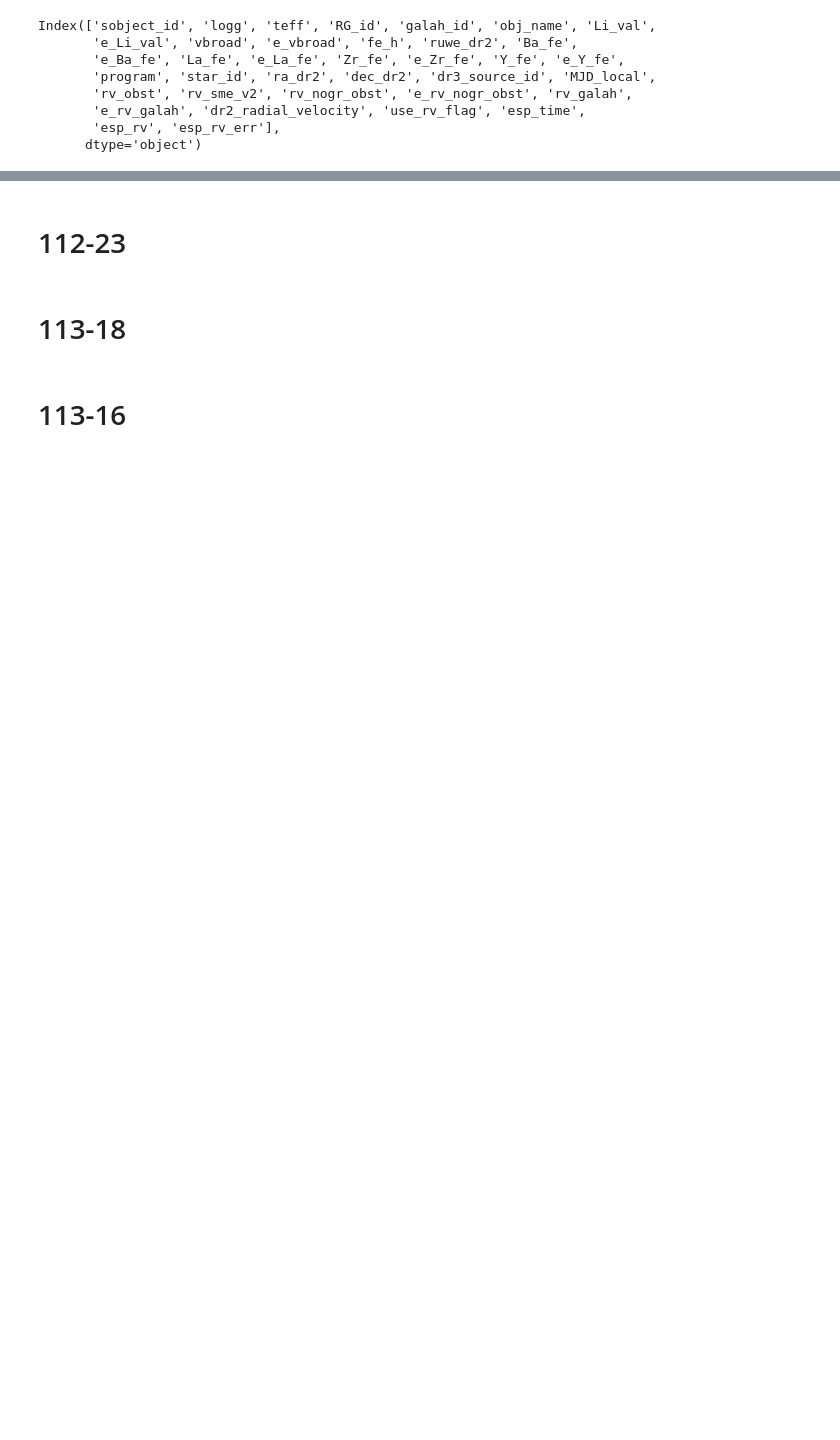
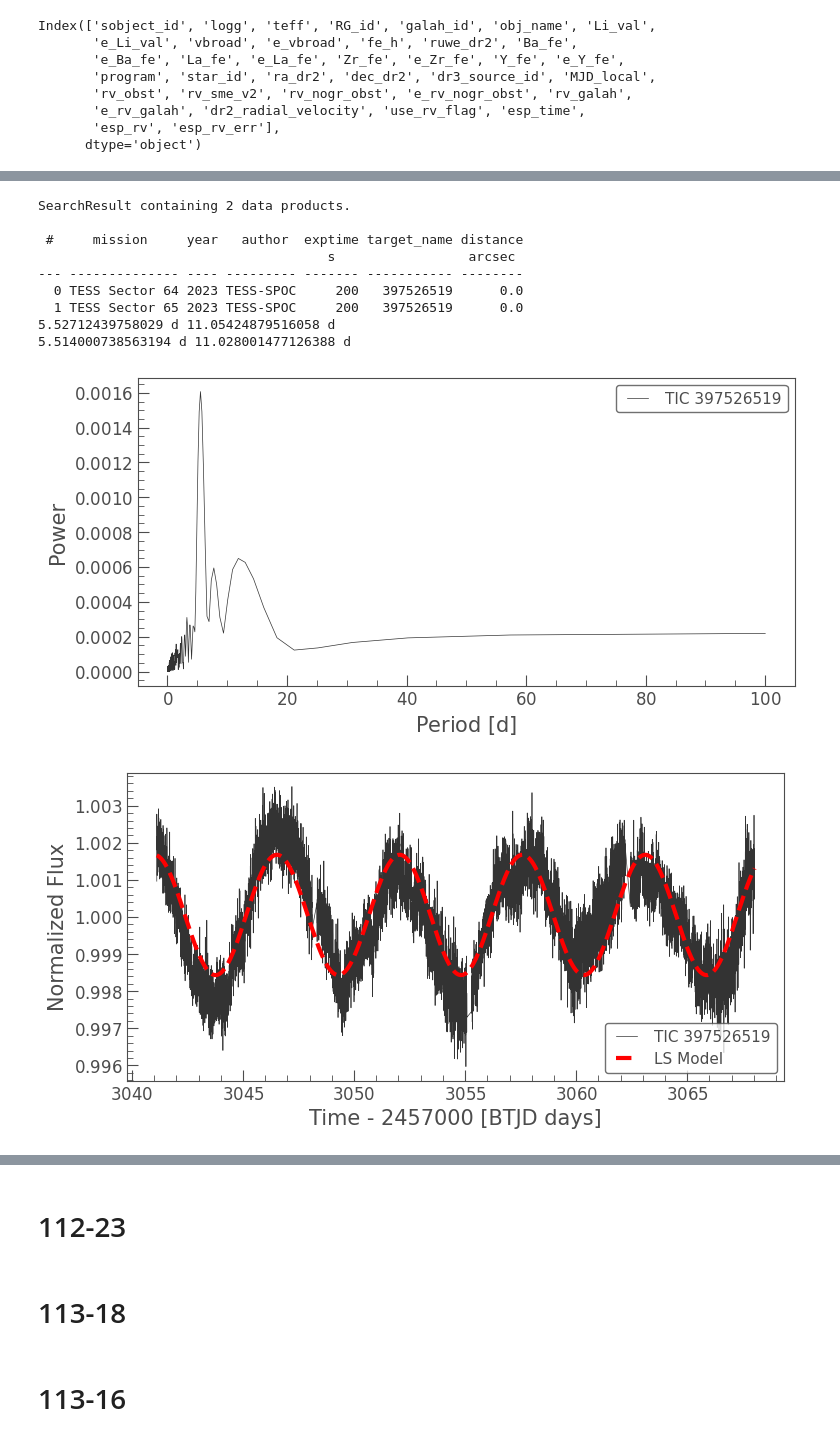
Before and after one commit to MaryumSayeed/ESPRESSO, a Jupyter notebook: scripts/TESS.ipynb, the cells around one changed output, grey strips where cells are left out. Saved outputs shown, nothing was run; the diff lists cells and outputs as text; code cells hidden in the pictures; blank space fills up the shorter version.

```diff
--- a/scripts/TESS.ipynb
+++ b/scripts/TESS.ipynb
@@ -666,0 +515,19 @@ measure_prot(lc[1])
+# %%
+sr = lk.search_lightcurve('TIC 397526519', mission='TESS',author='TESS-SPOC')
+
+lc = sr.download_all()
+print(sr)
+measure_prot(lc[0])
+measure_prot(lc[1])
+# %% [output]
+SearchResult containing 2 data products.
+
+ #     mission     year   author  exptime target_name distance
+                                     s                 arcsec
+--- -------------- ---- --------- ------- ----------- --------
+  0 TESS Sector 64 2023 TESS-SPOC     200   397526519      0.0
+  1 TESS Sector 65 2023 TESS-SPOC     200   397526519      0.0
+5.52712439758029 d 11.05424879516058 d
+5.514000738563194 d 11.028001477126388 d
+[figure, added]
+[figure, added]
```
Also changed, not shown: parts of 30 cells of this notebook, 3 other files.
